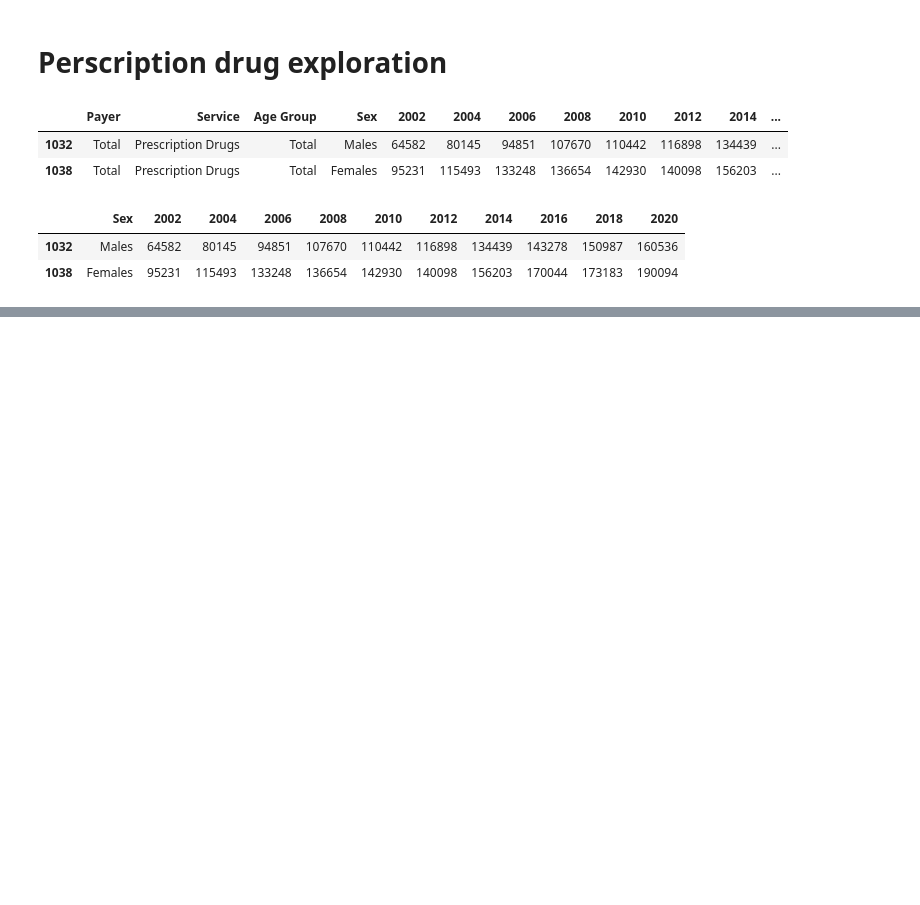
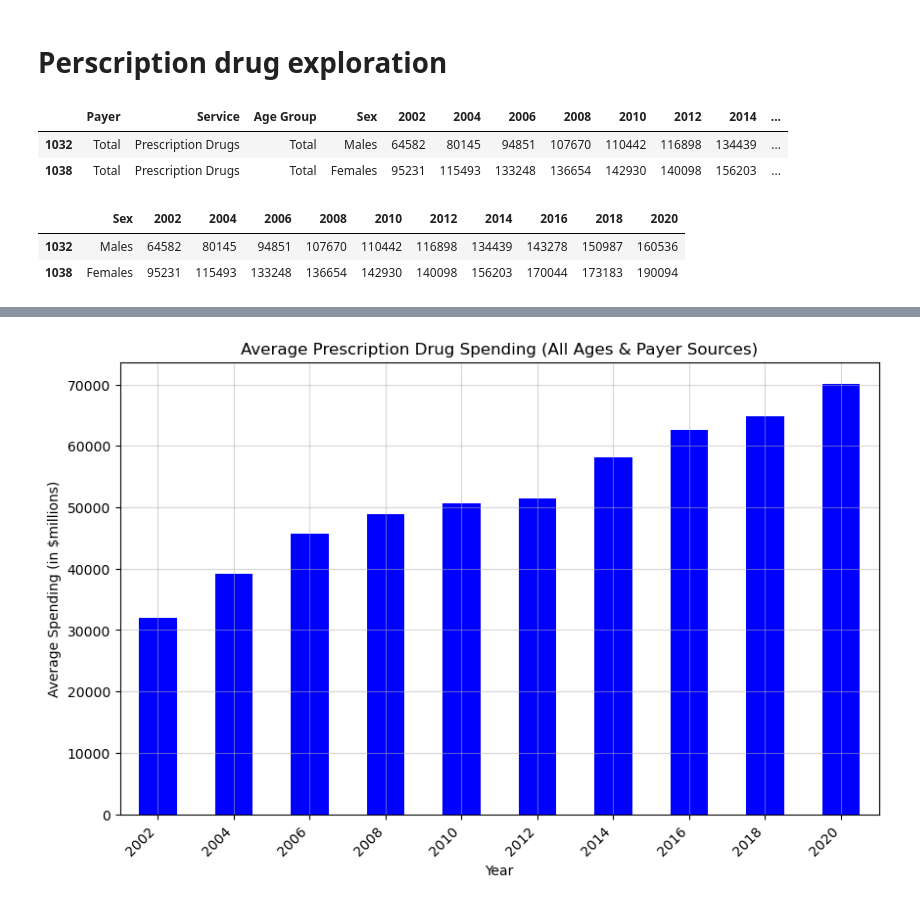
Before and after one commit to vokouns/us-healthcare-spending, a Jupyter notebook: scottsnotebook.ipynb, the cells around one changed output, grey strips where cells are left out. Saved outputs shown, nothing was run; the diff lists cells and outputs as text; code cells hidden in the pictures; blank space fills up the shorter version.

```diff
--- a/scottsnotebook.ipynb
+++ b/scottsnotebook.ipynb
@@ -519,0 +364,3 @@ plt.show()
+# %%
+pres_stat = raw_data_df[raw_data_df["Service"] == "Prescription Drugs"]
+pres_stat
@@ -519,0 +381,3 @@ plt.show()
+# %%
+pres_filtered = pres_stat[(pres_stat["Payer"] != "Total") & (pres_stat["Age Group"] == "Total") & (pres_stat["Sex"] == "Total")]
+pres_filtered
@@ -519,0 +391,4 @@ plt.show()
+# %%
+pres_mean = pres_filtered.mean(numeric_only=True)
+pres_mean_df = pd.DataFrame(pres_mean)
+pres_mean_df
@@ -519,0 +407,14 @@ plt.show()
+# %%
+pres_mean_df.plot(kind="bar", figsize=(10,6), color="blue")
+plt.title("Average Prescription Drug Spending (All Ages & Payer Sources)")
+plt.xlabel("Year")
+plt.ylabel("Average Spending (in $millions)")
+plt.grid(True, alpha=0.5)
+plt.legend().remove()
+plt.xticks(rotation=45, ha='right')
+
+plt.savefig("Figures/drug_spending_mean.png")
+
+plt.show()
+# %% [output]
+[figure, added]
```
Also changed, not shown: parts of 24 cells of this notebook, 2 other files.
